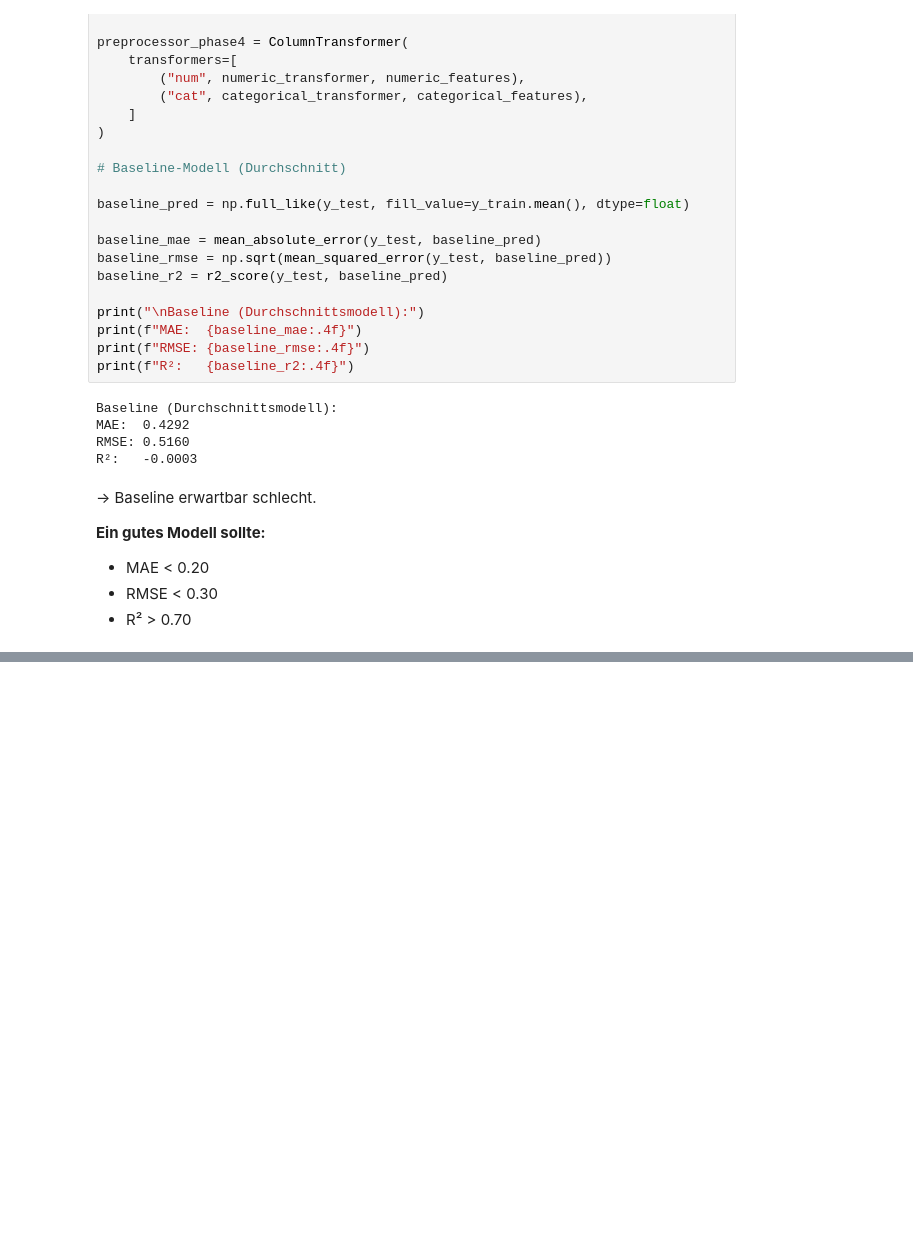
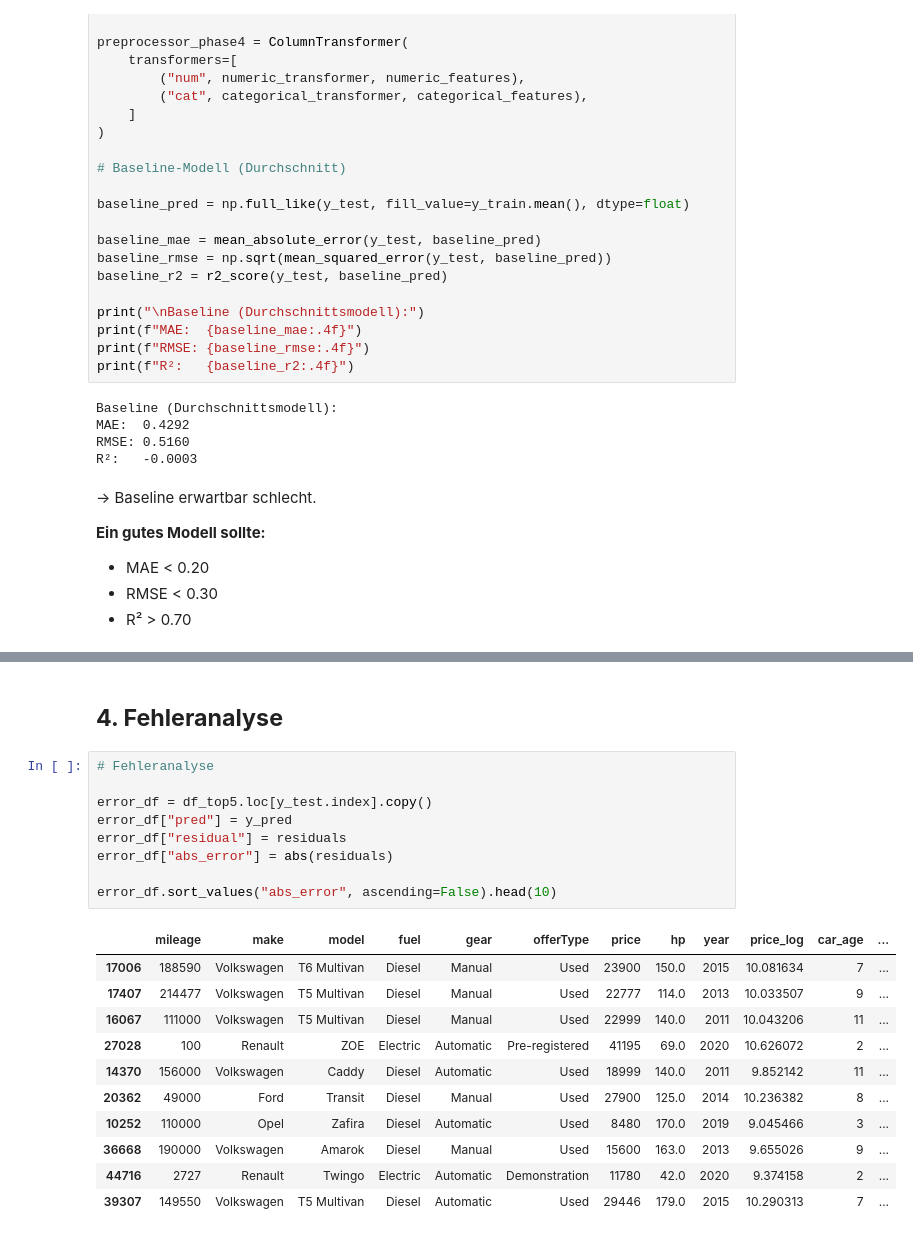
Before and after one commit to evadatadev/AutoScout24-Car-Market-Analytics, a Jupyter notebook: notebooks/machine_learning.ipynb, the cells around one changed output, grey strips where cells are left out. Drawn from its saved outputs; the diff is of its cells as text; blank space fills up the shorter version.

```diff
--- a/notebooks/machine_learning.ipynb
+++ b/notebooks/machine_learning.ipynb
@@ -454,0 +506,23 @@ Das Modell zeigt:
+# %% [markdown]
+## **4. Fehleranalyse**
+# %%
+# Fehleranalyse
+
+error_df = df_top5.loc[y_test.index].copy()
+error_df["pred"] = y_pred
+error_df["residual"] = residuals
+error_df["abs_error"] = abs(residuals)
+
+error_df.sort_values("abs_error", ascending=False).head(10)
+# %% [output]
+|  | mileage | make | model | fuel | gear | offerType | price | hp | year | price_log | car_age | ... |
+| 17006 | 188590 | Volkswagen | T6 Multivan | Diesel | Manual | Used | 23900 | 150.0 | 2015 | 10.081634 | 7 | ... |
+| 17407 | 214477 | Volkswagen | T5 Multivan | Diesel | Manual | Used | 22777 | 114.0 | 2013 | 10.033507 | 9 | ... |
+| 16067 | 111000 | Volkswagen | T5 Multivan | Diesel | Manual | Used | 22999 | 140.0 | 2011 | 10.043206 | 11 | ... |
+| 27028 | 100 | Renault | ZOE | Electric | Automatic | Pre-registered | 41195 | 69.0 | 2020 | 10.626072 | 2 | ... |
+| 14370 | 156000 | Volkswagen | Caddy | Diesel | Automatic | Used | 18999 | 140.0 | 2011 | 9.852142 | 11 | ... |
+| 20362 | 49000 | Ford | Transit | Diesel | Manual | Used | 27900 | 125.0 | 2014 | 10.236382 | 8 | ... |
+| 10252 | 110000 | Opel | Zafira | Diesel | Automatic | Used | 8480 | 170.0 | 2019 | 9.045466 | 3 | ... |
+| 36668 | 190000 | Volkswagen | Amarok | Diesel | Manual | Used | 15600 | 163.0 | 2013 | 9.655026 | 9 | ... |
+| 44716 | 2727 | Renault | Twingo | Electric | Automatic | Demonstration | 11780 | 42.0 | 2020 | 9.374158 | 2 | ... |
+| 39307 | 149550 | Volkswagen | T5 Multivan | Diesel | Automatic | Used | 29446 | 179.0 | 2015 | 10.290313 | 7 | ... |
```
Also changed, not shown: parts of 17 cells of this notebook, 4 other files.
